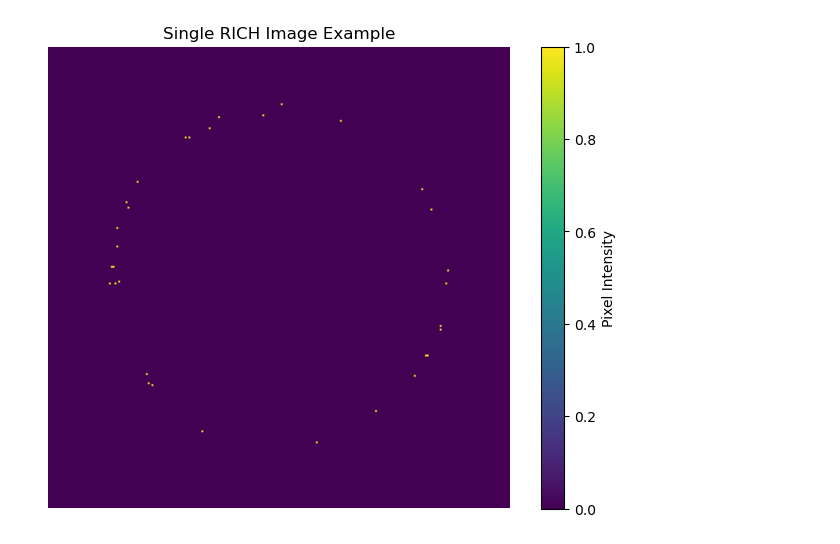
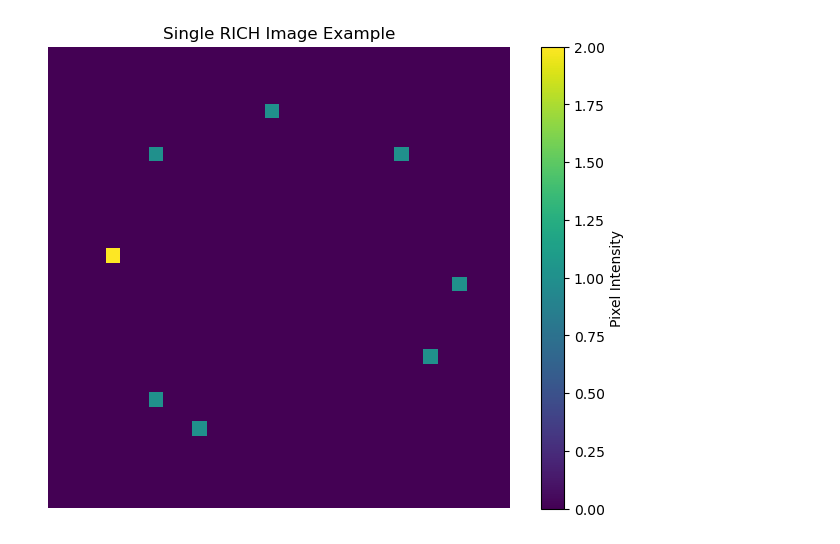
Before and after one commit to EdwardWardell02/Fast_RICH_Simulation_with_Diffusion, a Jupyter notebook: notebooks/02_data_exploration.ipynb, the cells around one changed output. Drawn from its saved outputs; the diff is of its cells as text; code cells hidden in the pictures.

```diff
--- a/notebooks/02_data_exploration.ipynb
+++ b/notebooks/02_data_exploration.ipynb
@@ -19,11 +19,11 @@ images = data['images']
 # %%
 # Display a grid of 9 images
 #visualisations.display_image_grid(images, num_images=9)
 plt.figure(figsize=(8, 6))
-img = plt.imshow(images[5500], cmap='viridis')
+img = plt.imshow(images[4980], cmap='viridis')
 plt.title('Single RICH Image Example')
 plt.colorbar(img, label='Pixel Intensity')
 plt.axis('off')
 plt.show()
 # %% [output]
-[figure, old version]
+[figure, new version]
```
Also changed, not shown: parts of 1 cell of this notebook, 5 other files.
